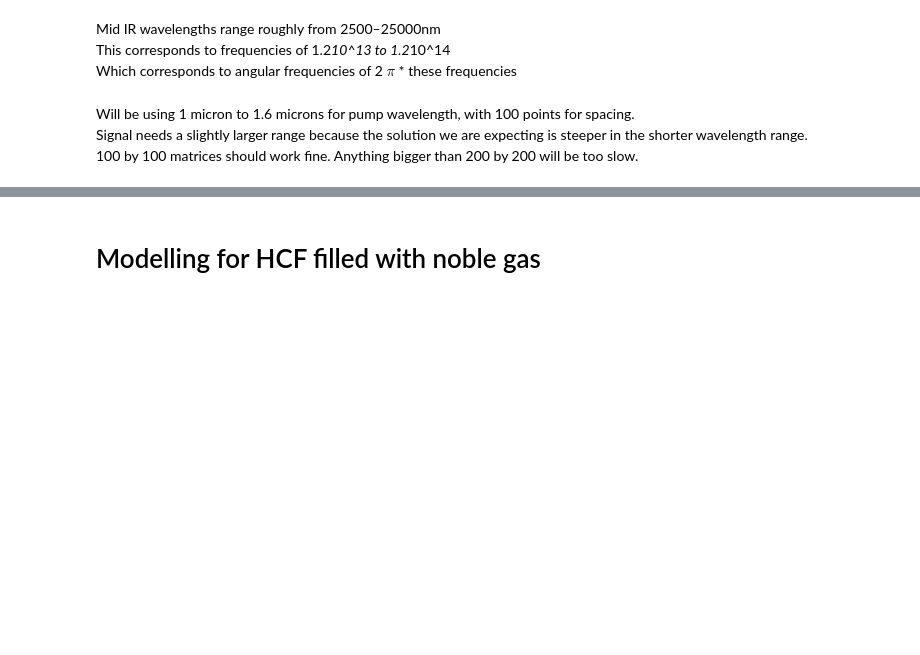
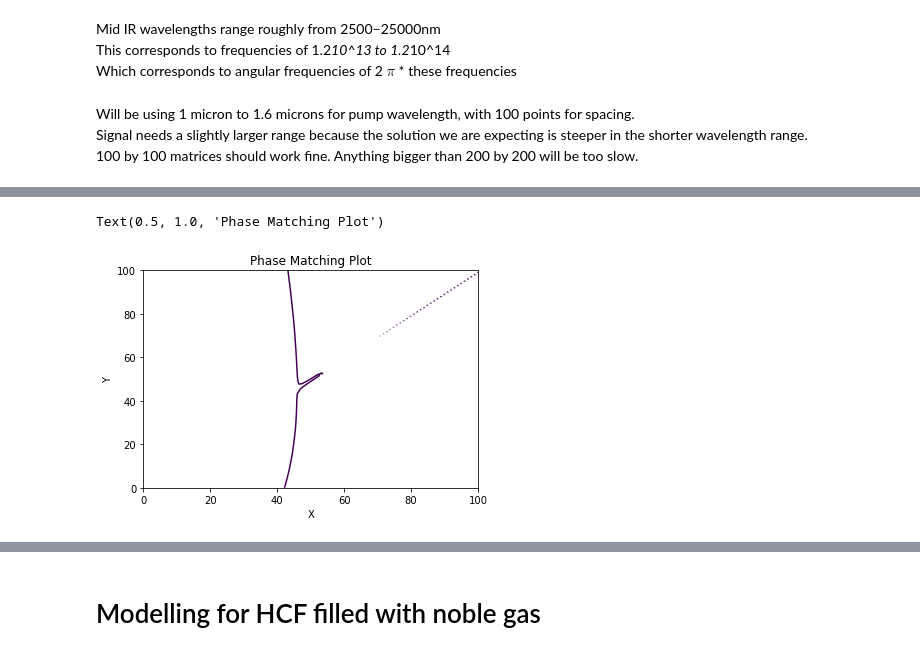
Before and after one commit to jmorse2020/Physics-FYP, a Jupyter notebook: fwm_simulation.ipynb, the cells around one changed output, grey strips where cells are left out. Cells and saved outputs as stored; diff of their text form; code cells hidden in the pictures; blank space fills up the shorter version.

```diff
--- a/fwm_simulation.ipynb
+++ b/fwm_simulation.ipynb
@@ -135,0 +180,10 @@ array([[1.45041741, 1.44896961, 1.44759631, 1.44623664, 1.4448526 ],
+# %%
+X = np.linspace(0,100,100)
+Y = np.linspace(0,-100,100)
+plt.contour(X, -Y, -1*delta_beta,levels=[0])
+plt.xlabel('X')
+plt.ylabel('Y')
+plt.title('Phase Matching Plot')
+# %% [output]
+Text(0.5, 1.0, 'Phase Matching Plot')
+[figure, added]
```
Also changed, not shown: parts of 16 cells of this notebook.
